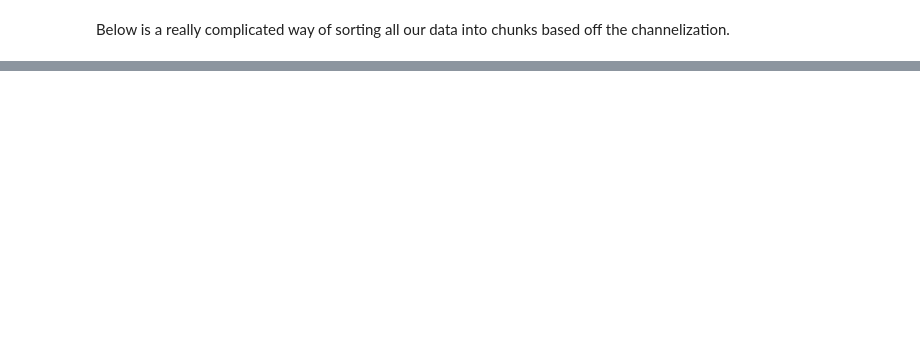
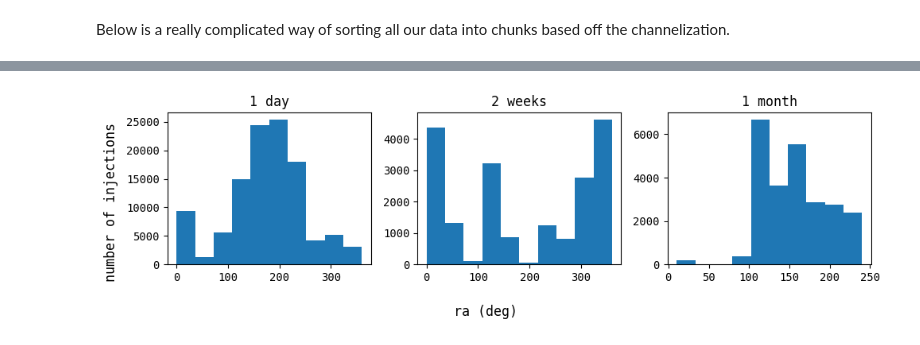
Before and after one commit to chime-sps/Transmissivity, a Jupyter notebook: results/sensitivity_dropoff.ipynb, the cells around one changed output, grey strips where cells are left out. Saved outputs shown, nothing was run; the diff lists cells and outputs as text; code cells hidden in the pictures; blank space fills up the shorter version.

```diff
--- a/results/sensitivity_dropoff.ipynb
+++ b/results/sensitivity_dropoff.ipynb
@@ -408,0 +594,21 @@ print(((aprdate - T0) % Pb) / Pb)
+# %%
+counts_1, bins_1 = np.histogram(data_1[:, 0])
+counts_14, bins_14 = np.histogram(data_14[:, 0])
+counts_30, bins_30 = np.histogram(data_30[:, 0])
+
+fig, ax = plt.subplots(1, 3, figsize = (10, 3))
+
+ax[0].hist(bins_1[:-1], bins_1, weights=counts_1)
+ax[1].hist(bins_14[:-1], bins_14, weights=counts_14)
+ax[2].hist(bins_30[:-1], bins_30, weights=counts_30)
+
+fig.supxlabel('ra (deg)')
+fig.supylabel('number of injections')
+
+ax[0].set_title('1 day')
+ax[1].set_title('2 weeks')
+ax[2].set_title('1 month')
+
+plt.tight_layout()
+# %% [output]
+[figure, added]
```
Also changed, not shown: parts of 15 cells of this notebook, 3 other files.
